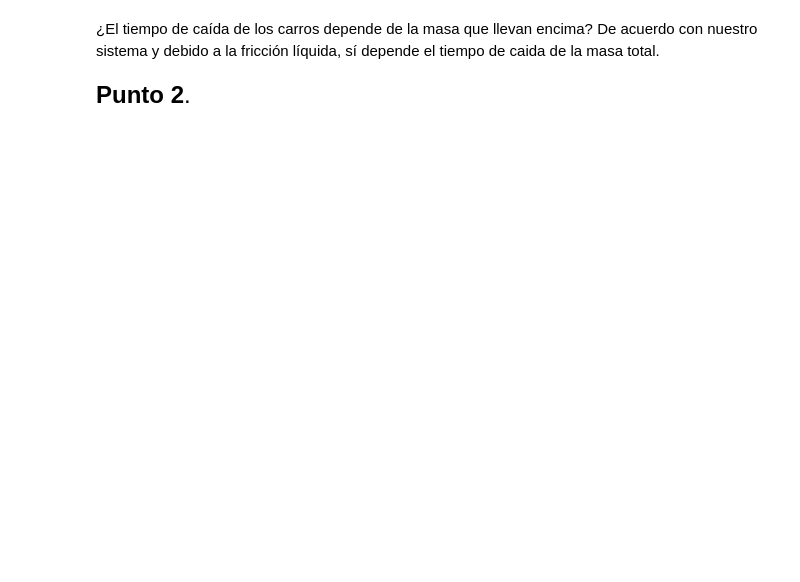
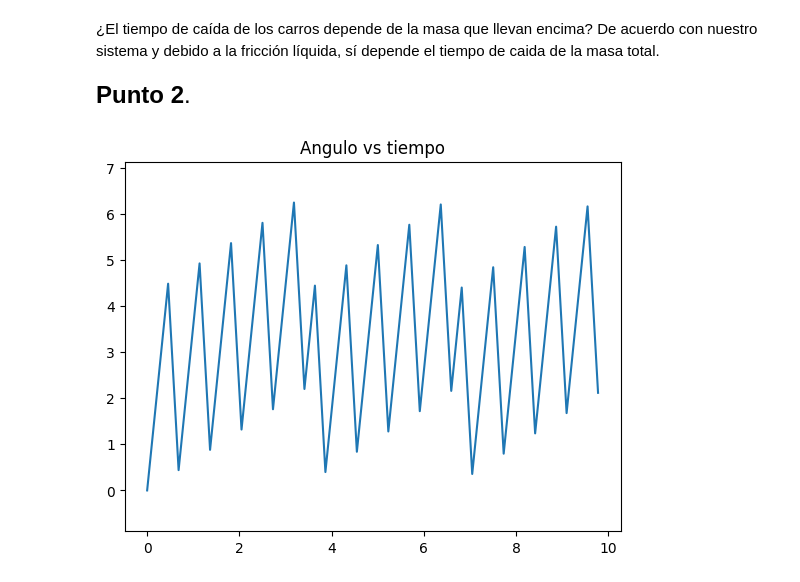
Before and after one commit to danielF235/Met-Comp2-G15, a Jupyter notebook: taller3.ipynb, the cells around one changed output. Saved outputs shown, nothing was run; the diff lists cells and outputs as text; code cells hidden in the pictures; blank space fills up the shorter version.

```diff
--- a/taller3.ipynb
+++ b/taller3.ipynb
@@ -87,0 +68,65 @@ def system(t, Y, mu, alpha):
+# %%
+mu = 39.4234021 # GM
+alpha = 1.09778201*(1e-2) # 3(L/mc)^2
+a = 0.38709893 #semieje mayor
+e = 0.20563069 #excentricidad
+
+#Posiciones iniciales
+x0 = a*(1+e)
+y0 = 0
+r0 = np.array((x0, y0))
+
+#velocidades iniciales
+vx0 = 0
+vy0 = np.sqrt((mu/a)*((1-e)/(1+e)))
+vr0 = np.array((vx0, vy0))
+
+#condiciones sistema
+t_span=(0.,10.)
+Y0 = np.hstack((r0, vr0)) #une r0, vr0
+
+
+def system(t, Y):
+    r_vec = Y[:2] #Vector (x,y)
+    Ydot = np.zeros_like(Y)
+    Ydot[:2] = Y[2:] #vector (vx, vy, 0, 0)
+    r = np.sqrt(np.sum(np.square(r_vec))) #magnitud de r
+    a_vec = (-mu/ r**2)*(1+alpha/r**2)*r_vec #ec diferencial
+    Ydot[2:] = a_vec #vector (vx, vy, ax, ay)
+    return Ydot
+
+def evento_vr_cero(t, Y):
+    r_vec = Y[:2]  #Vector (x,y)
+    v_vec = Y[2:]  #vector (vx, vy)
+    return np.dot(r_vec, v_vec) #producto punto r*v
+
+sol = solve_ivp(system,
+                t_span=t_span,
+                y0=Y0,
+                max_step=1e-3,
+                method="RK45",
+                dense_output=True,
+                events=evento_vr_cero)
+
+
+lejos_cerca = sol.y_events[0][:, :2]
+eventos_tiempos = sol.t_events[0]
+r = np.array([sol.y[0],sol.y[1]])
+v = np.array([sol.y[2],sol.y[3]])
+
+angles = np.arctan2(lejos_cerca[:,1], lejos_cerca[:,0]) # No se que sale mal en precesión (arctan2 da angulos entre [-pi, pi])
+for i in range(np.size(angles)):
+    if angles[i] < 0.:
+        angles[i] += 2*np.pi # cambia los ángulos <0 para que en total los ángulos queden entre [0, 2pi]
+
+plt.plot(eventos_tiempos, angles) #Precesión (está mal :C)
+plt.title("Angulo vs tiempo")
+plt.axis("equal")
+plt.show()
+#plt.scatter(lejos_cerca[:,0], lejos_cerca[:,1], c="r", label="Puntos +cerca y +lejos")
+#plt.scatter(0,0, label="Sol", c="y")
+#plt.axis("equal")
+#plt.plot(r[0], r[1])
+#plt.show()
+# %% [output]
+[figure, added]
```
Also changed, not shown: parts of 5 cells of this notebook, 1 other file.
